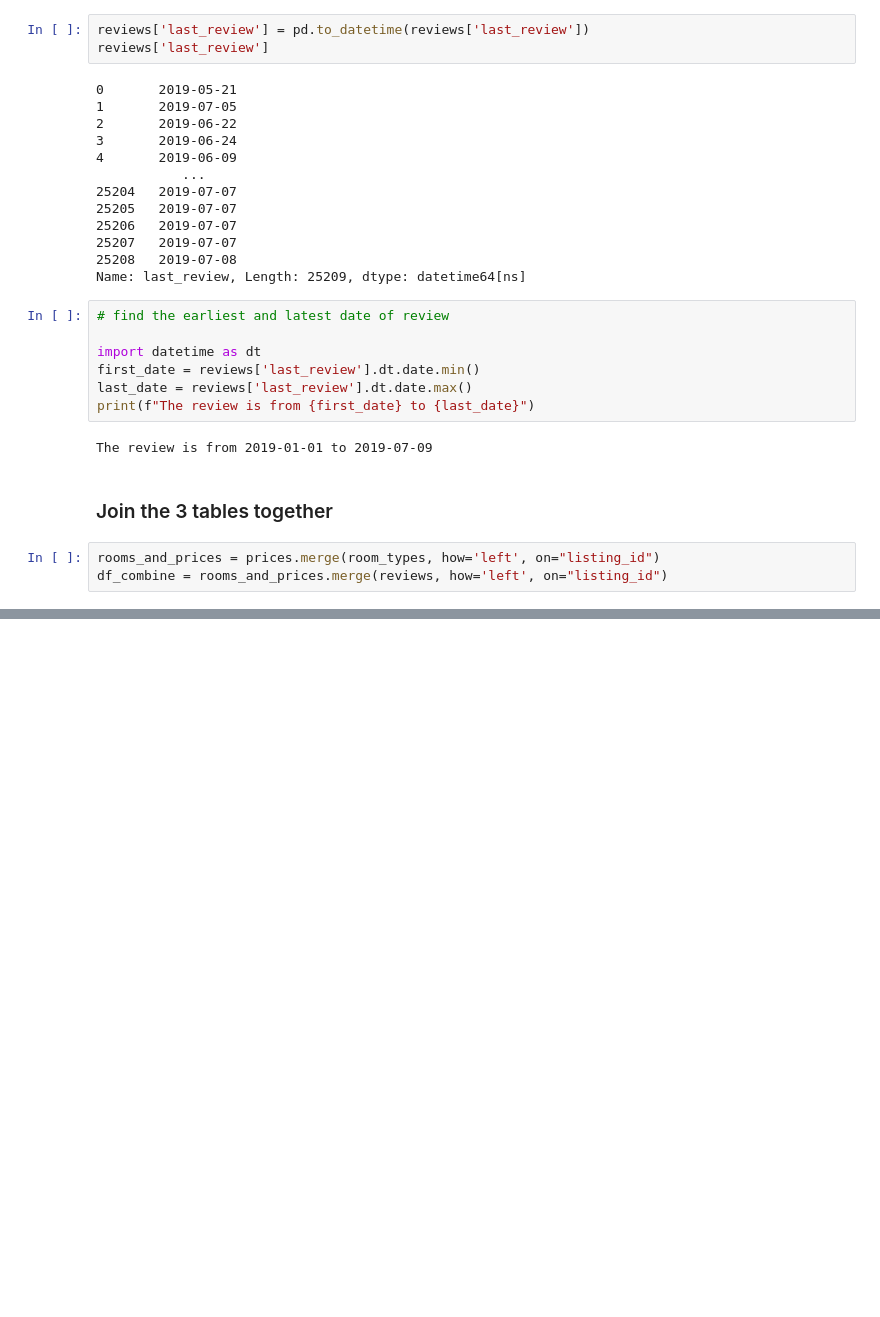
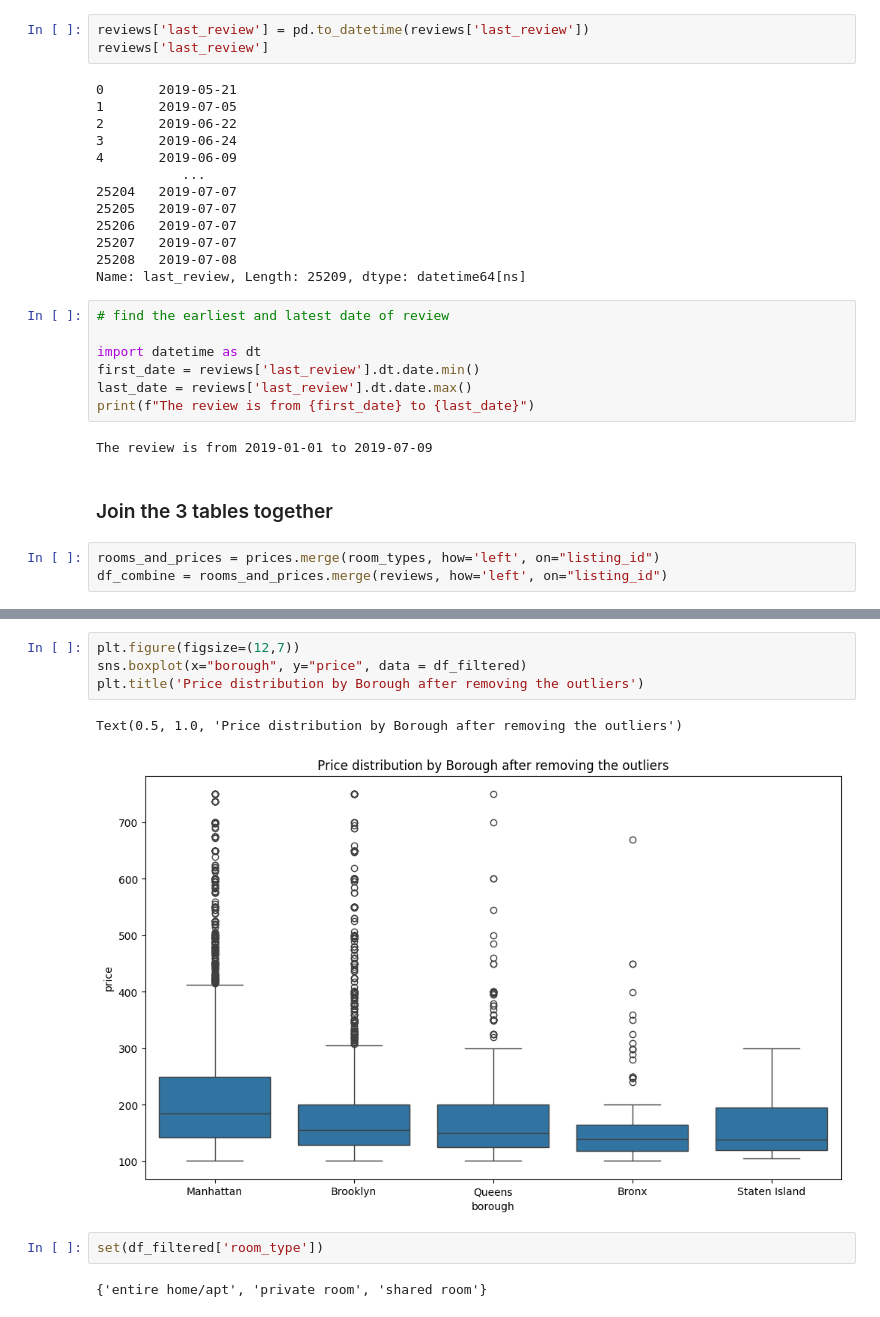
Before and after one commit to klein-wang/TechNow, a Jupyter notebook: Projects/NYC_Airbnb_Market/toLeon_Airbnb.ipynb, the cells around one changed output, grey strips where cells are left out. Cells and saved outputs as stored; diff of their text form; blank space fills up the shorter version.

```diff
--- a/Projects/NYC_Airbnb_Market/toLeon_Airbnb.ipynb
+++ b/Projects/NYC_Airbnb_Market/toLeon_Airbnb.ipynb
@@ -179,0 +227,11 @@ df_combine
+# %%
+plt.figure(figsize=(12,7))
+sns.boxplot(x="borough", y="price", data = df_filtered)
+plt.title('Price distribution by Borough after removing the outliers')
+# %% [output]
+Text(0.5, 1.0, 'Price distribution by Borough after removing the outliers')
+[figure, added]
+# %%
+set(df_filtered['room_type'])
+# %% [output]
+{'entire home/apt', 'private room', 'shared room'}
```
Also changed, not shown: parts of 10 cells of this notebook, 1 other file.
